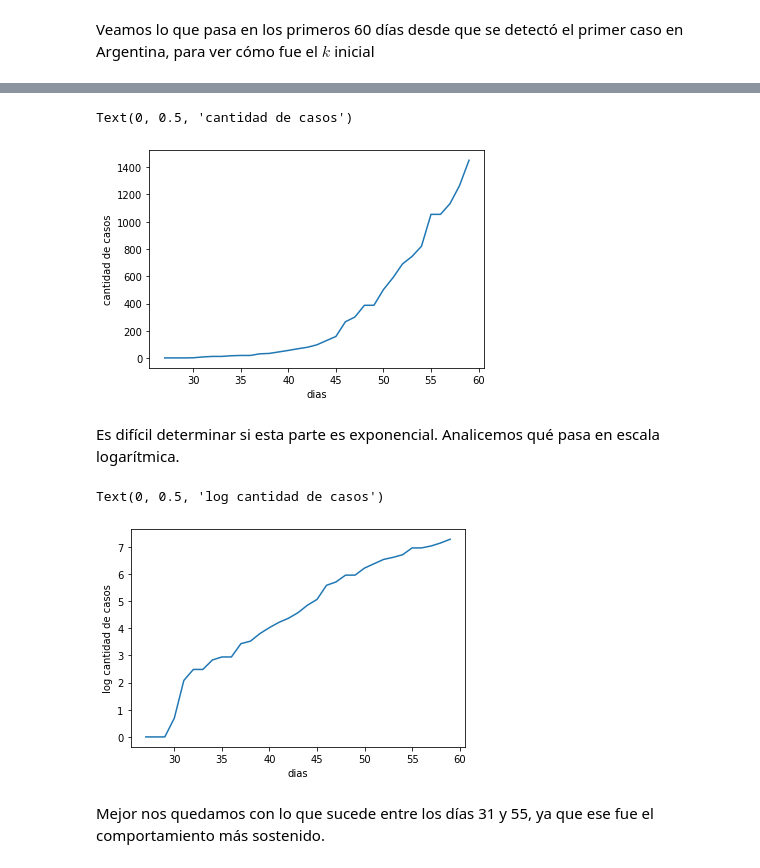
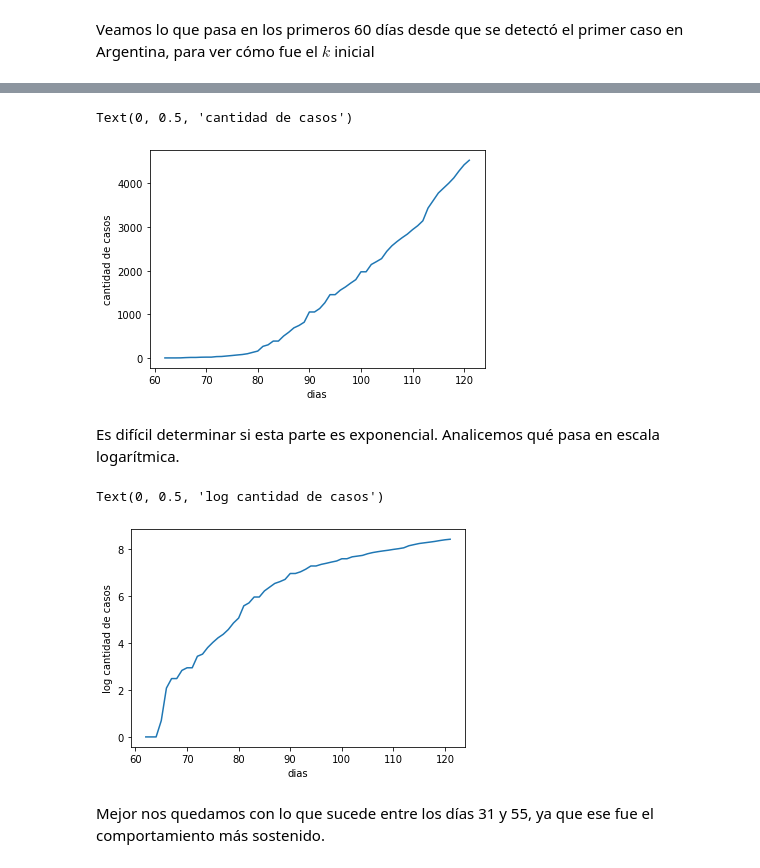
Before and after one commit to gonzalogperez/informe_pandemico, a Jupyter notebook: GonzaloGPerezProyecto_4.ipynb, the cells around one changed output, grey strips where cells are left out. Cells and saved outputs as stored; diff of their text form; code cells hidden in the pictures.

Commit message:
gráficas y primer modelo

```diff
--- a/GonzaloGPerezProyecto_4.ipynb
+++ b/GonzaloGPerezProyecto_4.ipynb
@@ -63,4 +75,5 @@ Mounted at /content/gdrive
 # %%
-datos=pd.read_csv('/content/gdrive/My Drive/datos_acamica/datos_covid.csv')
+#datos=pd.read_csv('/content/gdrive/My Drive/datos_acamica/datos_covid.csv')
+datos=pd.read_csv('data/owid-covid-data.csv')
 datos
 # %% [output]
@@ -79,0 +93,2 @@ datos
+# %%
+datos2 = datos[['location','iso_code','date','total_tests','total_deaths','total_cases']]
@@ -80,4 +97,4 @@ datos
 # %%
-paises=datos['Entity'] #cargo el vector de paises
-confirmados=datos['Total confirmed cases of COVID-19'] #carga vector todos los casos confirmados
+paises=datos2['location'] #cargo el vector de paises
+confirmados=datos2['total_cases'] #carga vector todos los casos confirmados
 # %%
@@ -109,23 +190,23 @@ Veamos lo que pasa en los primeros 60 días desde que se detectó el primer caso
 # %%
-casos_principio=casos_arg[0:60]
-dias_principio=dias[0:60]
+#Se filtra desde el primer día que hubo casos
+casos_principio=casos_arg[62:122]
+dias_principio=dias[62:122]
 
 plt.plot(dias_principio,casos_principio)
 plt.xlabel('dias')
 plt.ylabel('cantidad de casos')
 # %% [output]
 Text(0, 0.5, 'cantidad de casos')
-[figure, old version]
+[figure, new version]
 # %% [markdown]
 Es difícil determinar si esta parte es exponencial. Analicemos qué pasa en escala logarítmica.
 # %%
-
 plt.plot(dias_principio,np.log(casos_principio))
 plt.xlabel('dias')
 plt.ylabel('log cantidad de casos')
 # %% [output]
 Text(0, 0.5, 'log cantidad de casos')
-[figure, old version]
+[figure, new version]
 # %% [markdown]
 Mejor nos quedamos con lo que sucede entre los días 31 y 55, ya que ese fue el comportamiento más sostenido.
 # %%
```
Also changed, not shown: parts of 73 cells of this notebook.
